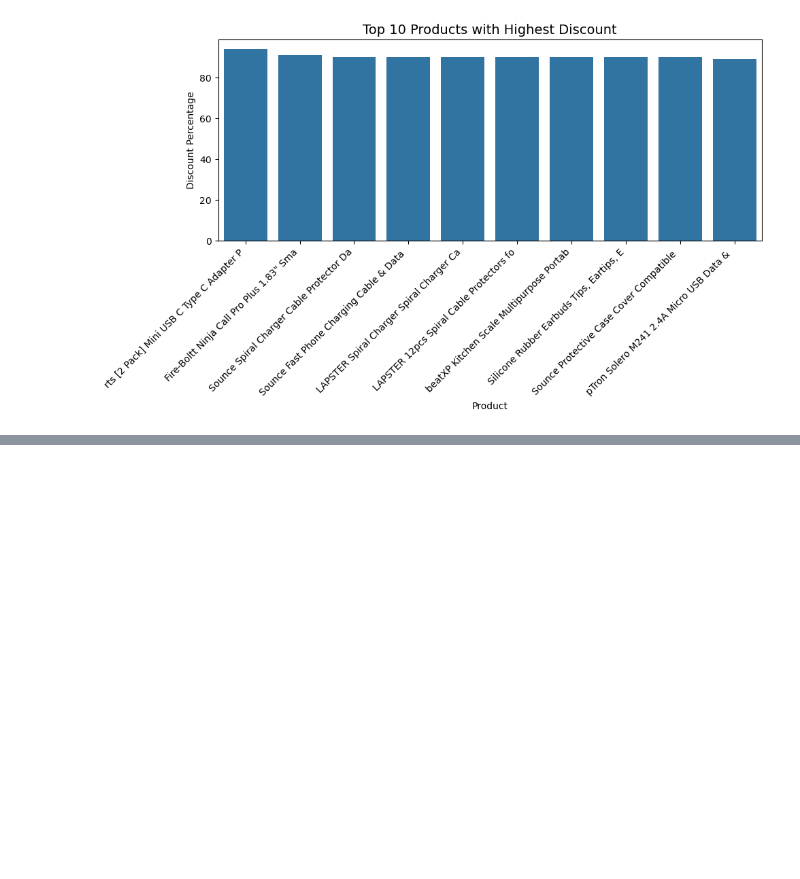
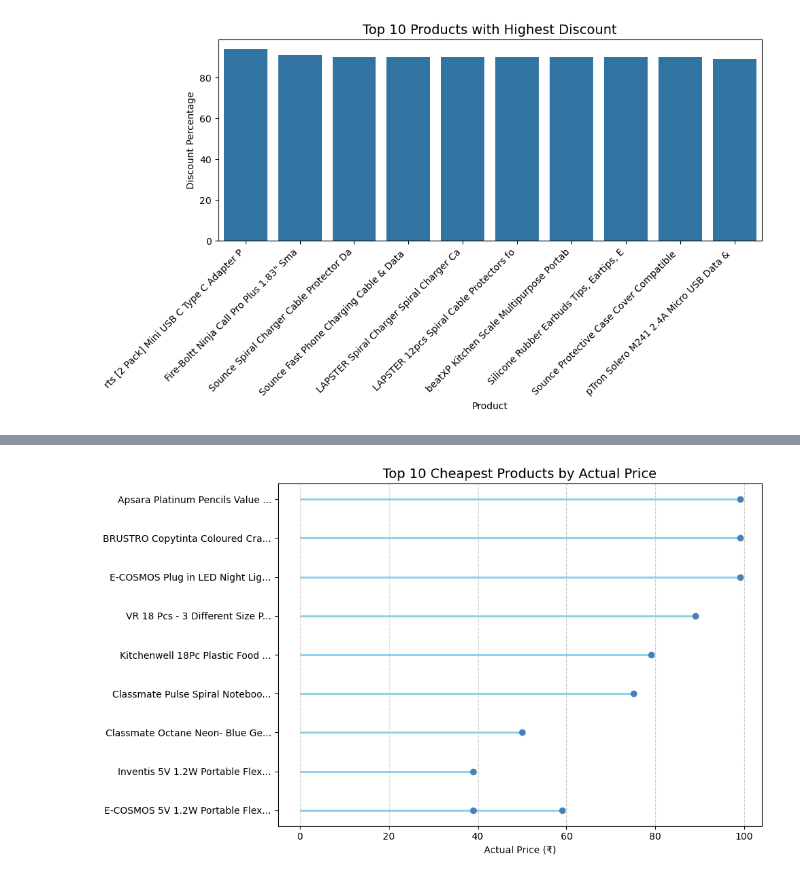
Before and after one commit to Parvashukla26/Amazon_Data_Analysis, a Jupyter notebook: Amazon_Data_Analysis.ipynb, the cells around one changed output, grey strips where cells are left out. Saved outputs shown, nothing was run; the diff lists cells and outputs as text; code cells hidden in the pictures; blank space fills up the shorter version.

Commit message:
Third Visualization : Top 10 Cheapest product by actual prize

```diff
--- a/Amazon_Data_Analysis.ipynb
+++ b/Amazon_Data_Analysis.ipynb
@@ -241,3 +241,9 @@ plt.tight_layout()
 plt.show()
 # %% [output]
 [figure]
+# %%
+cheapest_actual = df[['product_name', 'actual_price']].dropna().drop_duplicates()
+cheapest_actual_10 = cheapest_actual.nsmallest(10, 'actual_price')
+cheapest_actual_10['short_name'] = cheapest_actual_10['product_name'].str.slice(0, 30) + '...'
+cheapest_actual_10 = cheapest_actual_10.reset_index(drop=True)
+cheapest_actual_10
@@ -243,0 +262,11 @@ plt.show()
+# %%
+plt.figure(figsize=(10, 6))
+plt.hlines(y=cheapest_actual_10['short_name'], xmin=0, xmax=cheapest_actual_10['actual_price'], color='skyblue', linewidth=2)
+plt.plot(cheapest_actual_10['actual_price'], cheapest_actual_10['short_name'], "o", color='steelblue')
+plt.xlabel('Actual Price (₹)')
+plt.title('Top 10 Cheapest Products by Actual Price', fontsize=14)
+plt.grid(axis='x', linestyle='--', alpha=0.7)
+plt.tight_layout()
+plt.show()
+# %% [output]
+[figure, added]
```
Also changed, not shown: parts of 1 cell of this notebook.
